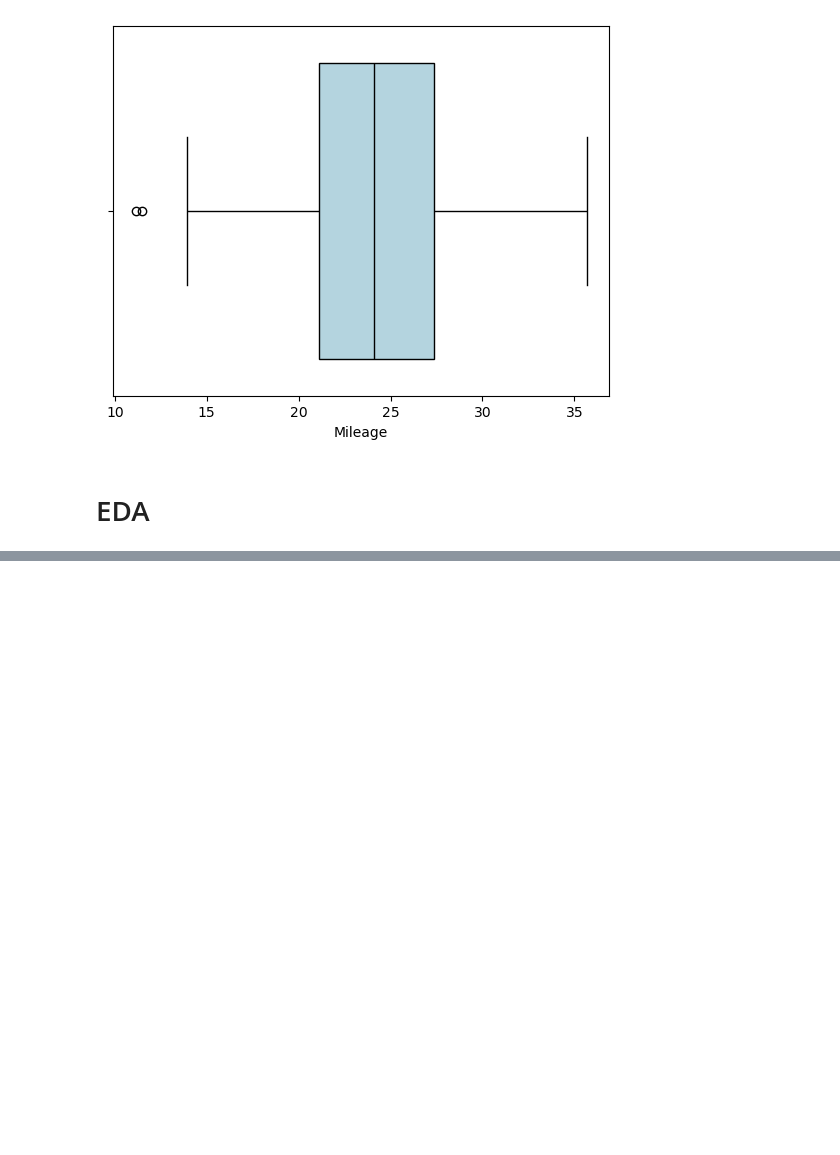
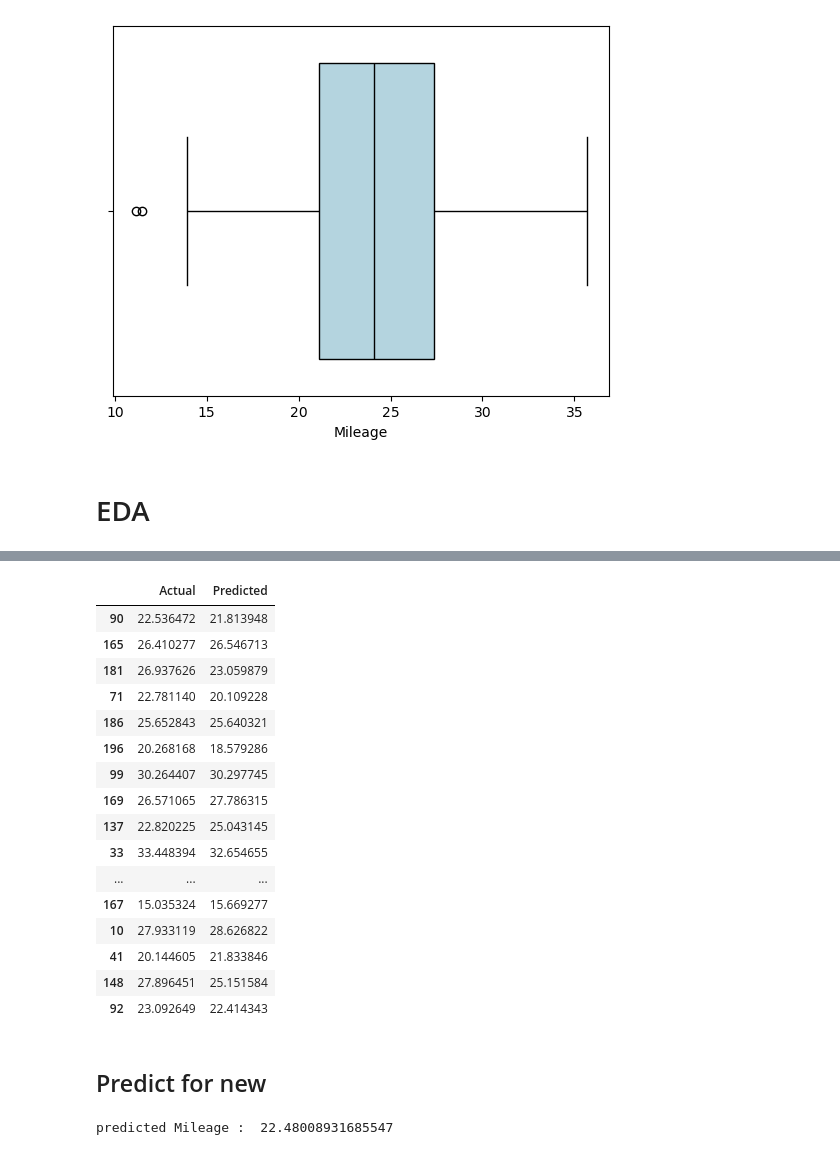
Before and after one commit to Swadhish-ks/Machine-_learning, a Jupyter notebook: multiple_linear_regression_1.ipynb, the cells around one changed output, grey strips where cells are left out. Cells and saved outputs as stored; diff of their text form; code cells hidden in the pictures; blank space fills up the shorter version.

Commit message:
MULTIPLE LINEAR REGRESSION

```diff
--- a/multiple_linear_regression_1.ipynb
+++ b/multiple_linear_regression_1.ipynb
@@ -215,0 +274,2 @@ plt.tight_layout()
+# %%
+X_train ,X_test,Y_train,Y_test = train_test_split(x,y,test_size =0.2,random_state=42,)
@@ -215,0 +282,3 @@ plt.tight_layout()
+# %%
+model = LinearRegression()
+model
@@ -215,0 +287,2 @@ plt.tight_layout()
+# %%
+model.fit(X_train,Y_train)
@@ -215,0 +305,3 @@ plt.tight_layout()
+# %%
+Y_pred = model.predict(X_test)
+Y_pred
@@ -215,0 +316,23 @@ plt.tight_layout()
+# %%
+predicted = pd.DataFrame({"Actual":Y_test,'Predicted':Y_pred})
+predicted
+# %% [output]
+|  | Actual | Predicted |
+| 90 | 22.536472 | 21.813948 |
+| 165 | 26.410277 | 26.546713 |
+| 181 | 26.937626 | 23.059879 |
+| 71 | 22.781140 | 20.109228 |
+| 186 | 25.652843 | 25.640321 |
+| 196 | 20.268168 | 18.579286 |
+| 99 | 30.264407 | 30.297745 |
+| 169 | 26.571065 | 27.786315 |
+| 137 | 22.820225 | 25.043145 |
+| 33 | 33.448394 | 32.654655 |
+| ... | ... | ... |
+| 167 | 15.035324 | 15.669277 |
+| 10 | 27.933119 | 28.626822 |
+| 41 | 20.144605 | 21.833846 |
+| 148 | 27.896451 | 25.151584 |
+| 92 | 23.092649 | 22.414343 |
+# %% [markdown]
+## Predict for new
@@ -215,0 +345,5 @@ plt.tight_layout()
+# %%
+model.predict(new)
+print('predicted Mileage : ',model.predict(new)[0])
+# %% [output]
+predicted Mileage :  22.48008931685547
```
Also changed, not shown: parts of 38 cells of this notebook, 2 other files.
